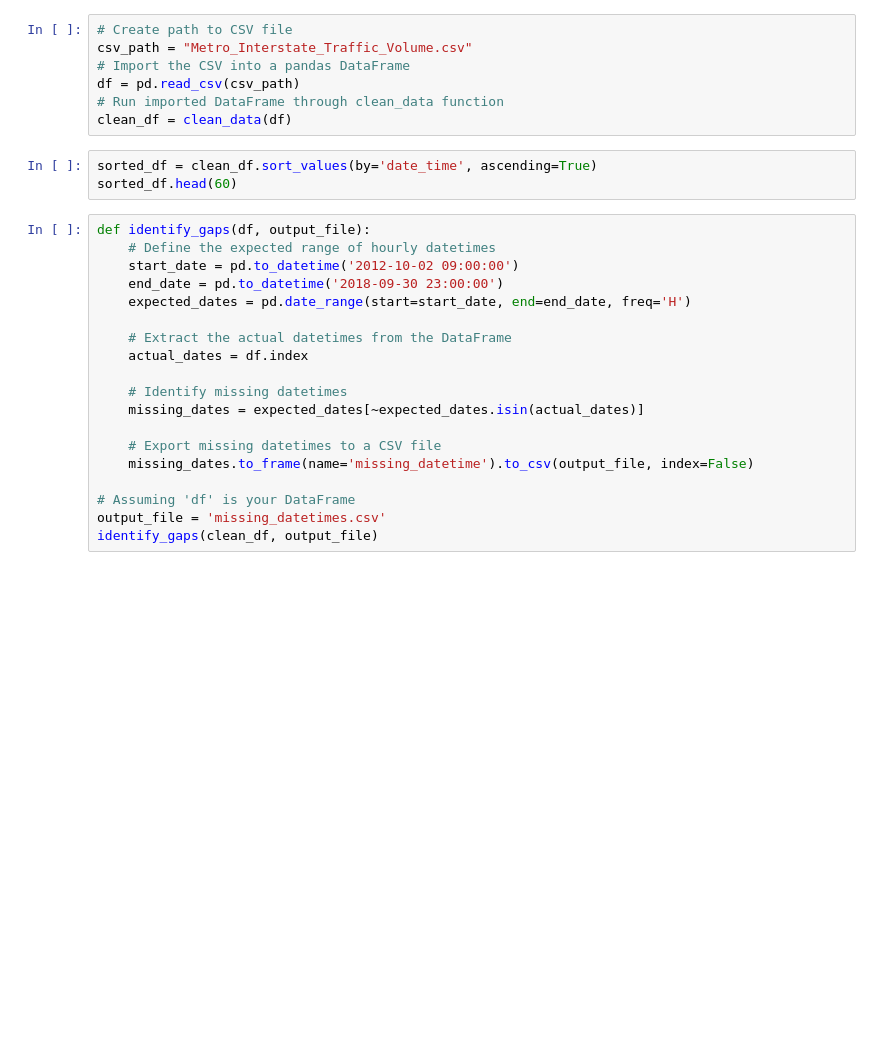
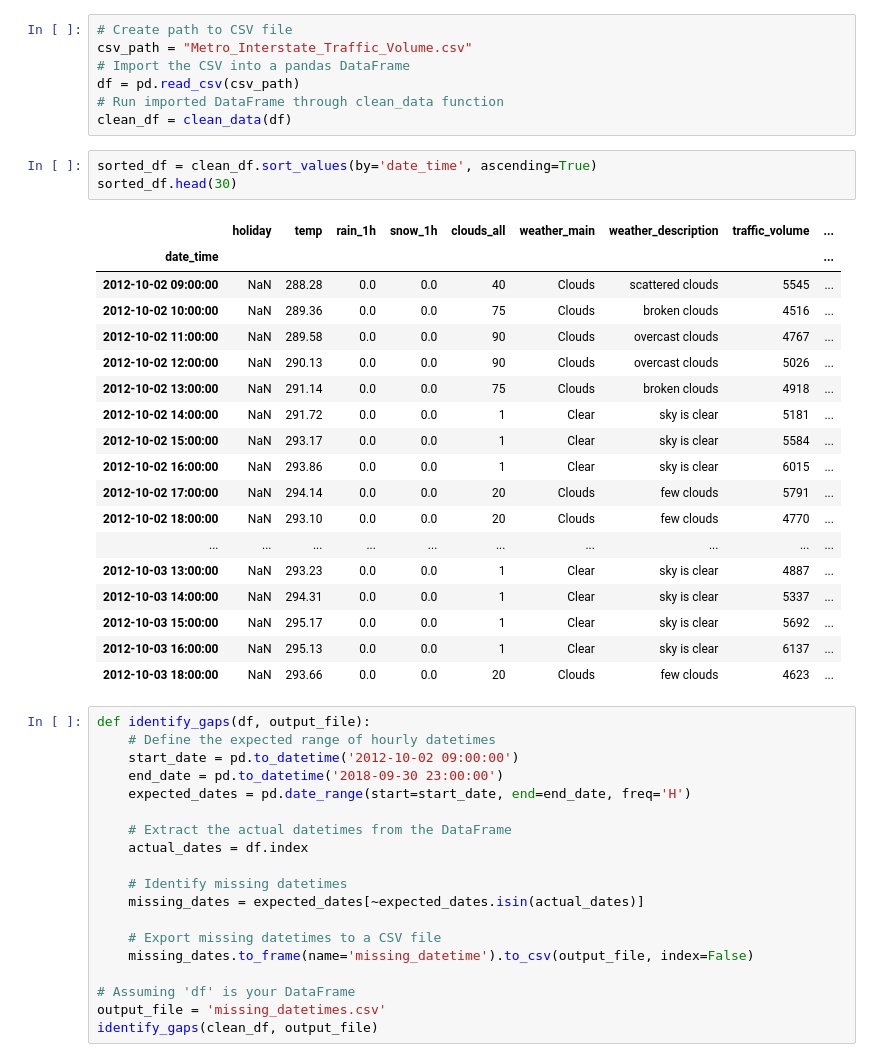
Before and after one commit to ajwilson79/traffic_volume_analysis, a Jupyter notebook: clean_testing.ipynb, the cells around one changed output. Drawn from its saved outputs; the diff is of its cells as text; blank space fills up the shorter version.

```diff
--- a/clean_testing.ipynb
+++ b/clean_testing.ipynb
@@ -13,7 +13,26 @@ df = pd.read_csv(csv_path)
 clean_df = clean_data(df)
 # %%
 sorted_df = clean_df.sort_values(by='date_time', ascending=True)
-sorted_df.head(60)
+sorted_df.head(30)
+# %% [output]
+|  | holiday | temp | rain_1h | snow_1h | clouds_all | weather_main | weather_description | traffic_volume | ... |
+| date_time |  |  |  |  |  |  |  |  | ... |
+| 2012-10-02 09:00:00 | NaN | 288.28 | 0.0 | 0.0 | 40 | Clouds | scattered clouds | 5545 | ... |
+| 2012-10-02 10:00:00 | NaN | 289.36 | 0.0 | 0.0 | 75 | Clouds | broken clouds | 4516 | ... |
+| 2012-10-02 11:00:00 | NaN | 289.58 | 0.0 | 0.0 | 90 | Clouds | overcast clouds | 4767 | ... |
+| 2012-10-02 12:00:00 | NaN | 290.13 | 0.0 | 0.0 | 90 | Clouds | overcast clouds | 5026 | ... |
+| 2012-10-02 13:00:00 | NaN | 291.14 | 0.0 | 0.0 | 75 | Clouds | broken clouds | 4918 | ... |
+| 2012-10-02 14:00:00 | NaN | 291.72 | 0.0 | 0.0 | 1 | Clear | sky is clear | 5181 | ... |
+| 2012-10-02 15:00:00 | NaN | 293.17 | 0.0 | 0.0 | 1 | Clear | sky is clear | 5584 | ... |
+| 2012-10-02 16:00:00 | NaN | 293.86 | 0.0 | 0.0 | 1 | Clear | sky is clear | 6015 | ... |
+| 2012-10-02 17:00:00 | NaN | 294.14 | 0.0 | 0.0 | 20 | Clouds | few clouds | 5791 | ... |
+| 2012-10-02 18:00:00 | NaN | 293.10 | 0.0 | 0.0 | 20 | Clouds | few clouds | 4770 | ... |
+| ... | ... | ... | ... | ... | ... | ... | ... | ... | ... |
+| 2012-10-03 13:00:00 | NaN | 293.23 | 0.0 | 0.0 | 1 | Clear | sky is clear | 4887 | ... |
+| 2012-10-03 14:00:00 | NaN | 294.31 | 0.0 | 0.0 | 1 | Clear | sky is clear | 5337 | ... |
+| 2012-10-03 15:00:00 | NaN | 295.17 | 0.0 | 0.0 | 1 | Clear | sky is clear | 5692 | ... |
+| 2012-10-03 16:00:00 | NaN | 295.13 | 0.0 | 0.0 | 1 | Clear | sky is clear | 6137 | ... |
+| 2012-10-03 18:00:00 | NaN | 293.66 | 0.0 | 0.0 | 20 | Clouds | few clouds | 4623 | ... |
 # %%
 def identify_gaps(df, output_file):
     # Define the expected range of hourly datetimes
```
Also changed, not shown: parts of 4 cells of this notebook, 2 other files.
